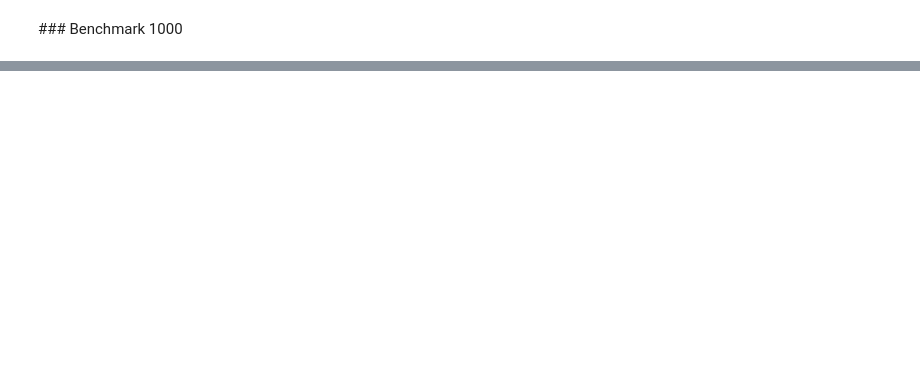
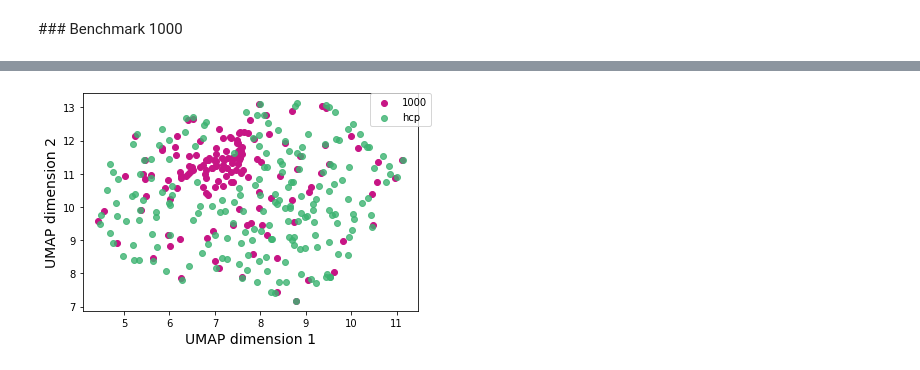
Before and after one commit to neurospin-projects/2022_lguillon_rare_folding_detection, a Jupyter notebook: notebooks/benchmarks_analysis.ipynb, the cells around one changed output, grey strips where cells are left out. Cells and saved outputs as stored; diff of their text form; code cells hidden in the pictures; blank space fills up the shorter version.

```diff
--- a/notebooks/benchmarks_analysis.ipynb
+++ b/notebooks/benchmarks_analysis.ipynb
@@ -389,0 +355,37 @@ len(set(list(df_encoded_hcp['sub'].astype(str))) -set(filenames_200))
+# %%
+X = np.array(list(df_encoded_hcp['latent']) +
+             list(deletion_200['latent']) +
+             list(deletion_500['latent']) +
+             list(deletion_700['latent']) +
+             list(deletion_1000['latent']))
+labels = np.array(list(df_encoded_hcp['Group']) +
+                  ['200' for k in range(len(deletion_200))] +
+                  ['500' for k in range(len(deletion_500))] +
+                  ['700' for k in range(len(deletion_700))] +
+                  ['1000' for k in range(len(deletion_1000))])
+reducer = umap.UMAP()
+embedding_all = reducer.fit_transform(X)
+# %%
+arr = embedding_all
+color_dict = {'hcp':'mediumseagreen', '200': 'plum', '500': 'palevioletred', '700': 'm', '1000': 'mediumvioletred'}
+
+fig = plt.figure(figsize=(6,4))
+ax = fig.subplots()
+
+for g in np.unique(labels):
+    ix = np.where(labels == g)
+    x = [arr[ix][k][0] for k in range(len(ix[0]))]
+    y = [arr[ix][k][1] for k in range(len(ix[0]))]
+    g_lab= f"{g}"
+    if g=='hcp':
+        ax.scatter(x, y, c = color_dict[g], label = g_lab, alpha=0.8)
+    elif g=='1000':
+        ax.scatter(x, y, c = color_dict[g], label = g_lab)
+
+plt.legend(bbox_to_anchor=(1.04,1), borderaxespad=0)
+
+plt.xlabel(f'UMAP dimension 1', fontsize=14)
+plt.ylabel(f'UMAP dimension 2', fontsize=14)
+plt.show()
+# %% [output]
+[figure, added]
```
Also changed, not shown: parts of 78 cells of this notebook.
